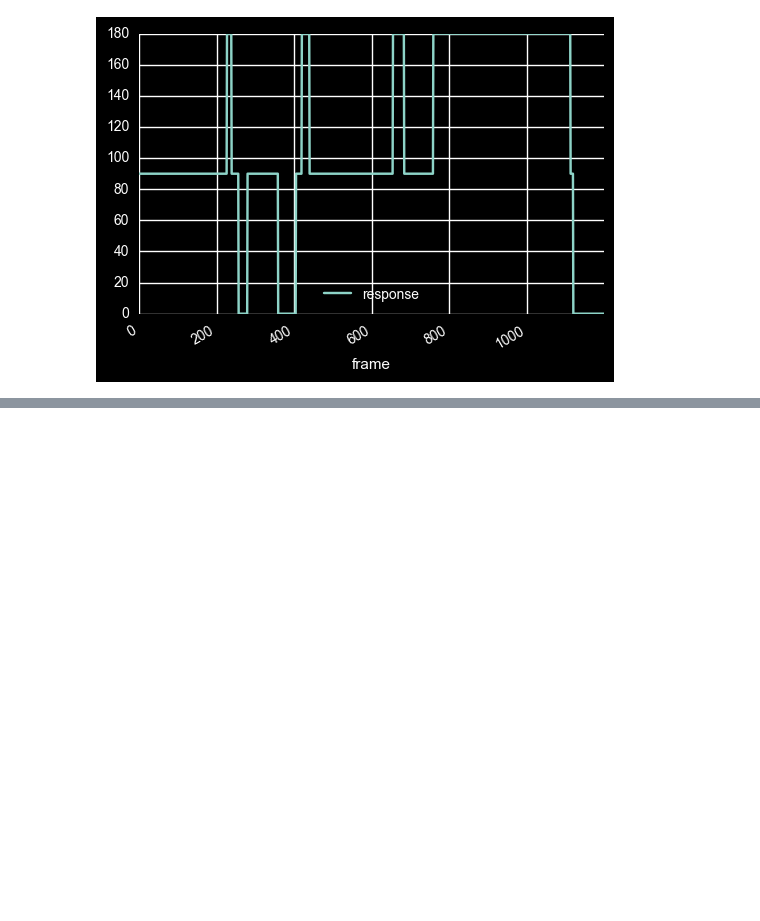
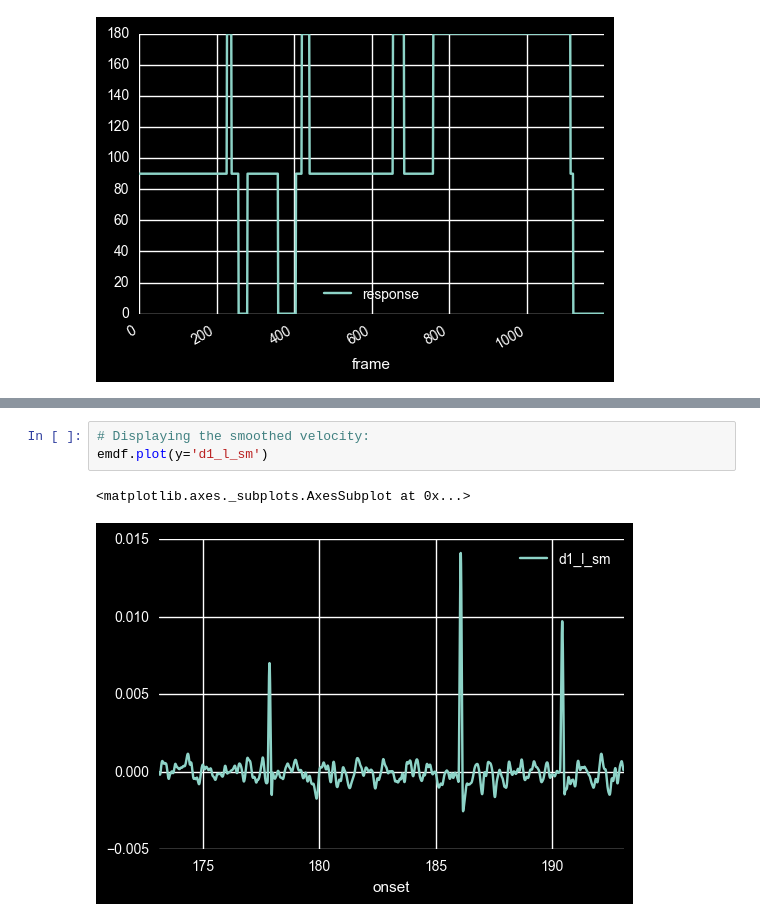
Before and after one commit to egorananyev/dg, a Jupyter notebook: analysis/em.ipynb, the cells around one changed output, grey strips where cells are left out. Drawn from its saved outputs; the diff is of its cells as text; blank space fills up the shorter version.

```diff
--- a/analysis/em.ipynb
+++ b/analysis/em.ipynb
@@ -208,0 +233,6 @@ trialSamps[(trialSamps.index>182000) & (trialSamps.index<186000)].plot(y='x_l')
+# %%
+# Displaying the smoothed velocity:
+emdf.plot(y='d1_l_sm')
+# %% [output]
+<matplotlib.axes._subplots.AxesSubplot at 0x...>
+[figure, added]
```
Also changed, not shown: parts of 11 cells of this notebook.
